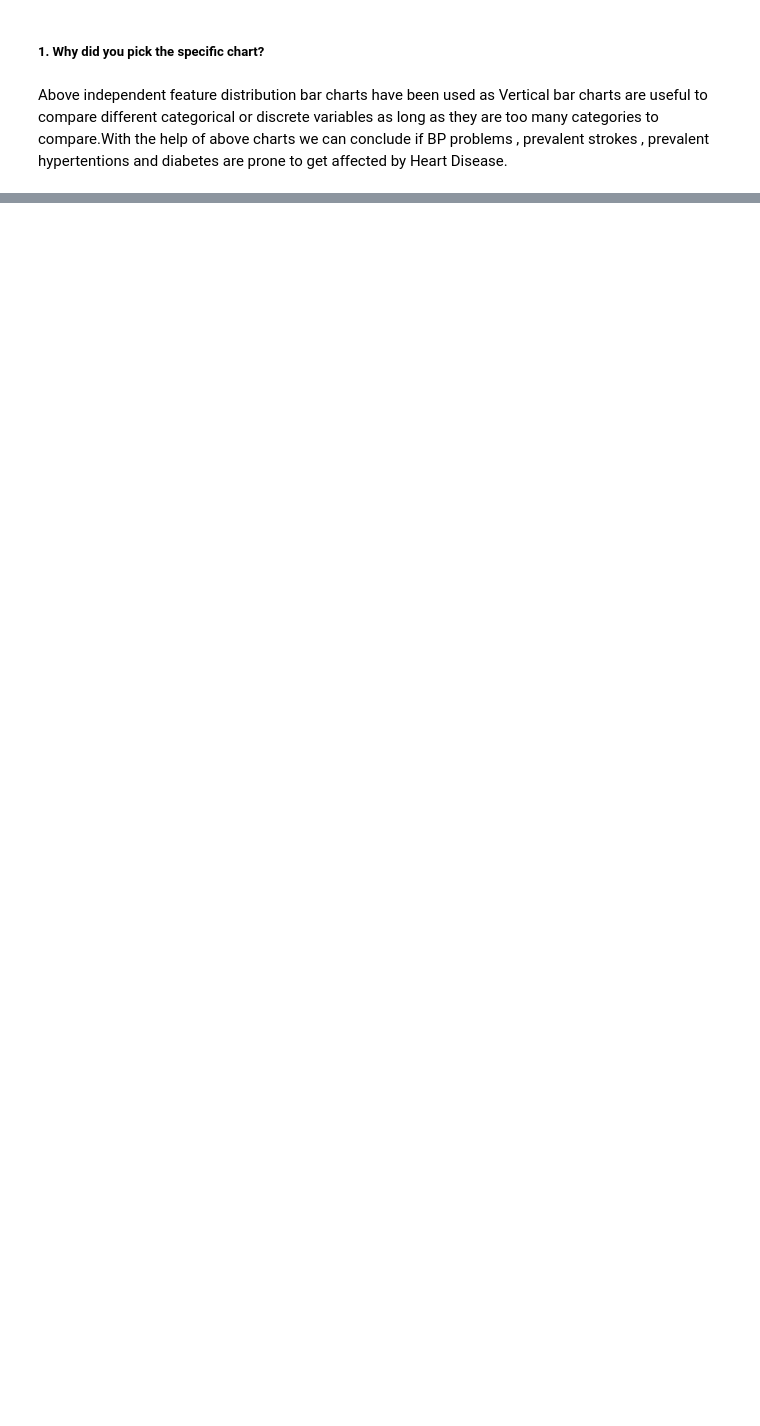
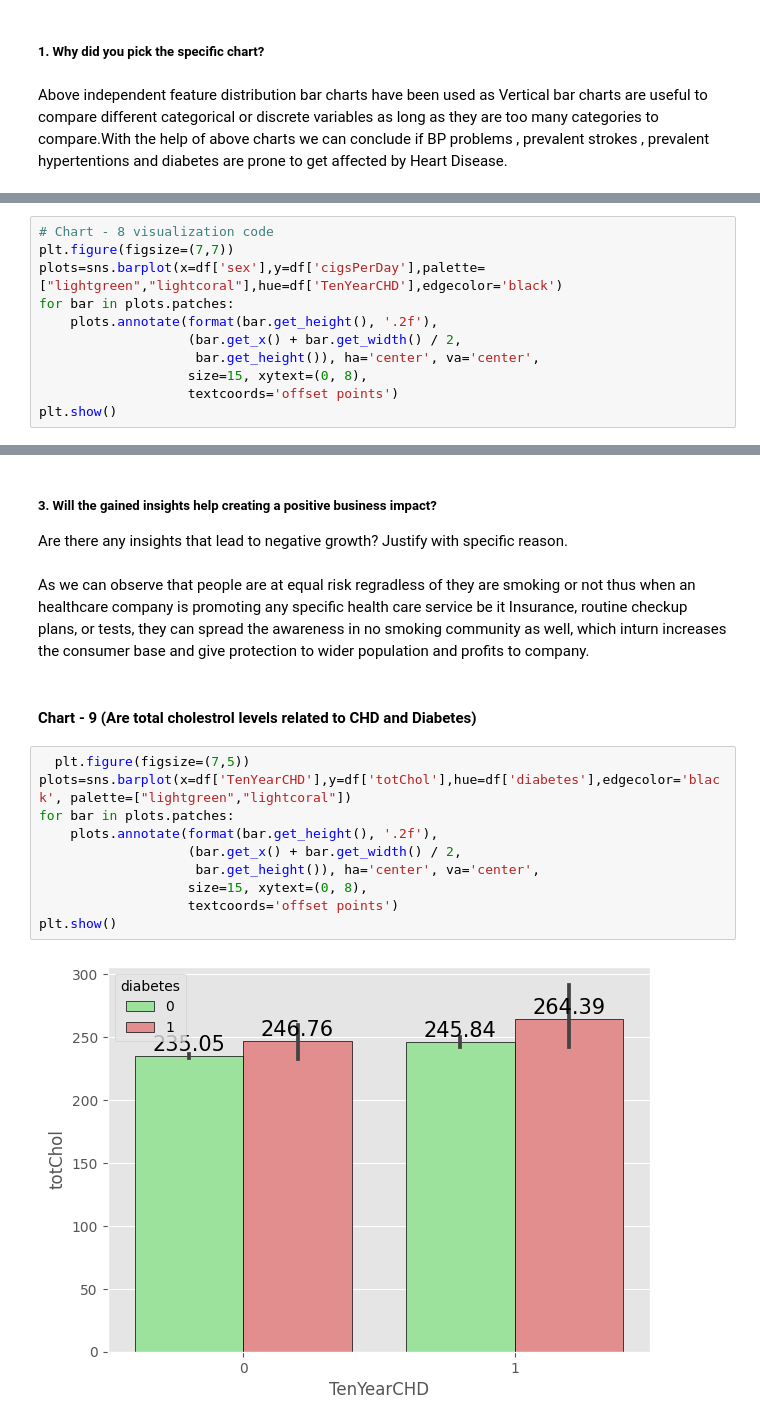
Before and after one commit to lukilearn/CAPSTONE_3_Cardiovascular_Risk_Prediction_ML_Classification, a Jupyter notebook: Cardiovascular_Risk_Prediction.ipynb, the cells around one changed output, grey strips where cells are left out. Cells and saved outputs as stored; diff of their text form; blank space fills up the shorter version.

```diff
--- a/Cardiovascular_Risk_Prediction.ipynb
+++ b/Cardiovascular_Risk_Prediction.ipynb
@@ -648,0 +676,11 @@ Above independent feature distribution bar charts have been used as Vertical bar
+# %%
+# Chart - 8 visualization code
+plt.figure(figsize=(7,7))
+plots=sns.barplot(x=df['sex'],y=df['cigsPerDay'],palette=["lightgreen","lightcoral"],hue=df['TenYearCHD'],edgecolor='black')
+for bar in plots.patches:
+    plots.annotate(format(bar.get_height(), '.2f'),
+                   (bar.get_x() + bar.get_width() / 2,
+                    bar.get_height()), ha='center', va='center',
+                   size=15, xytext=(0, 8),
+                   textcoords='offset points')
+plt.show()
@@ -648,0 +696,19 @@ Above independent feature distribution bar charts have been used as Vertical bar
+# %% [markdown]
+##### 3. Will the gained insights help creating a positive business impact?
+Are there any insights that lead to negative growth? Justify with specific reason.
+# %% [markdown]
+As we can observe that people are at equal risk regradless of they are smoking or not thus when an healthcare company is promoting any specific health care service be it Insurance, routine checkup plans, or tests, they can spread the awareness in no smoking community as well, which inturn increases the consumer base and give protection to wider population and profits to company.
+# %% [markdown]
+#### Chart - 9 (Are total cholestrol levels related to CHD and Diabetes)
+# %%
+  plt.figure(figsize=(7,5))
+plots=sns.barplot(x=df['TenYearCHD'],y=df['totChol'],hue=df['diabetes'],edgecolor='black', palette=["lightgreen","lightcoral"])
+for bar in plots.patches:
+    plots.annotate(format(bar.get_height(), '.2f'),
+                   (bar.get_x() + bar.get_width() / 2,
+                    bar.get_height()), ha='center', va='center',
+                   size=15, xytext=(0, 8),
+                   textcoords='offset points')
+plt.show()
+# %% [output]
+[figure, added]
```
Also changed, not shown: parts of 94 cells of this notebook.
